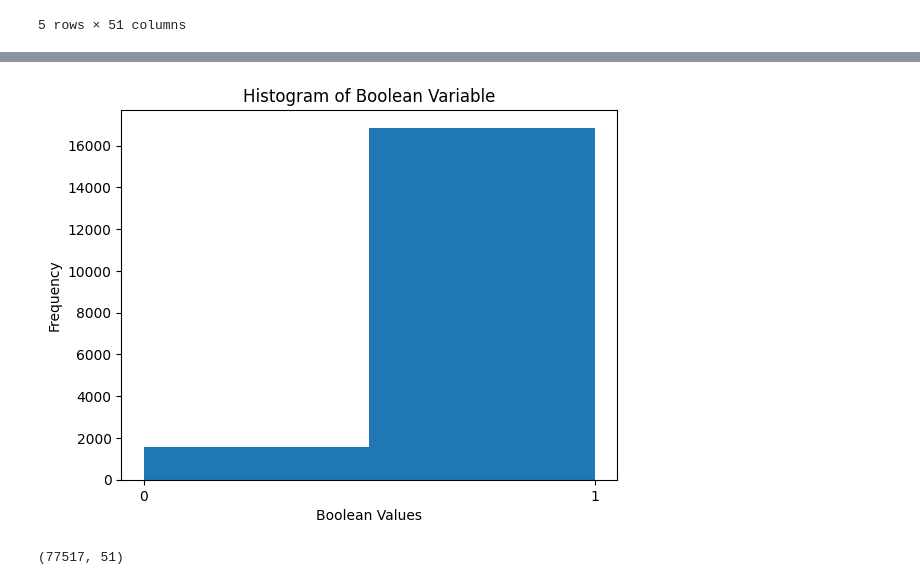
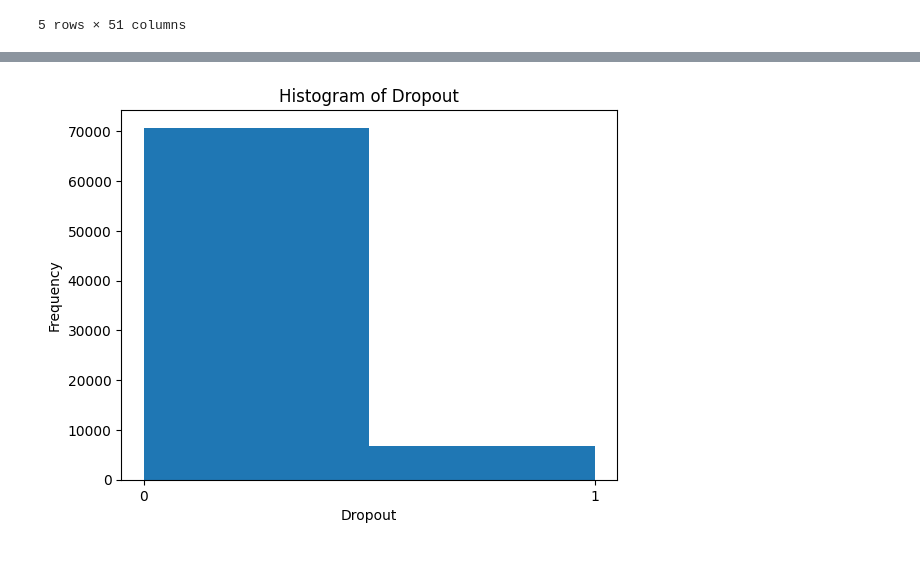
Before and after one commit to pcruiher08/SchoolDropoutAnalysis, a Jupyter notebook: an.ipynb, the cells around one changed output, grey strips where cells are left out. Cells and saved outputs as stored; diff of their text form; code cells hidden in the pictures.

```diff
--- a/an.ipynb
+++ b/an.ipynb
@@ -33,18 +71,10 @@ df.head(5)
 # %%
-import matplotlib.pyplot as plt
 
-# Assuming 'df' is your DataFrame and 'boolean_column' is the name of the boolean column
-
-# Plotting the histogram
-plt.hist(df["retention"], bins=2)
-plt.xlabel('Boolean Values')
+plt.hist(df["Dropout"], bins=2)
+plt.xlabel('Dropout')
 plt.ylabel('Frequency')
-plt.title('Histogram of Boolean Variable')
-plt.xticks([0, 1])  # Set the x-axis ticks to match the boolean values
+plt.title('Histogram of Dropout')
+plt.xticks([0, 1])
 plt.show()
 # %% [output]
-[figure, old version]
+[figure, new version]
-# %%
-print(df.shape)
-# %% [output]
-(77517, 51)
```
Also changed, not shown: parts of 21 cells of this notebook.
